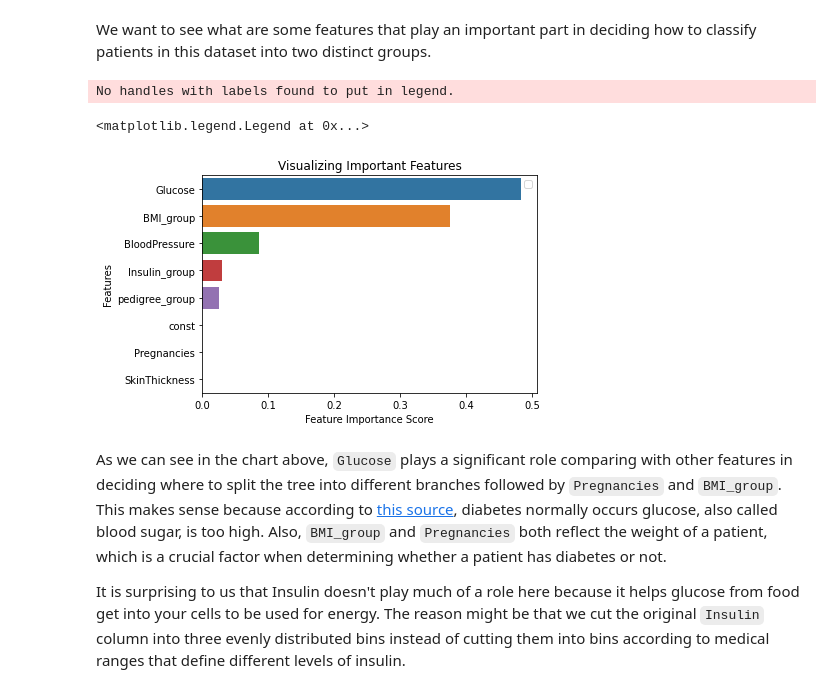
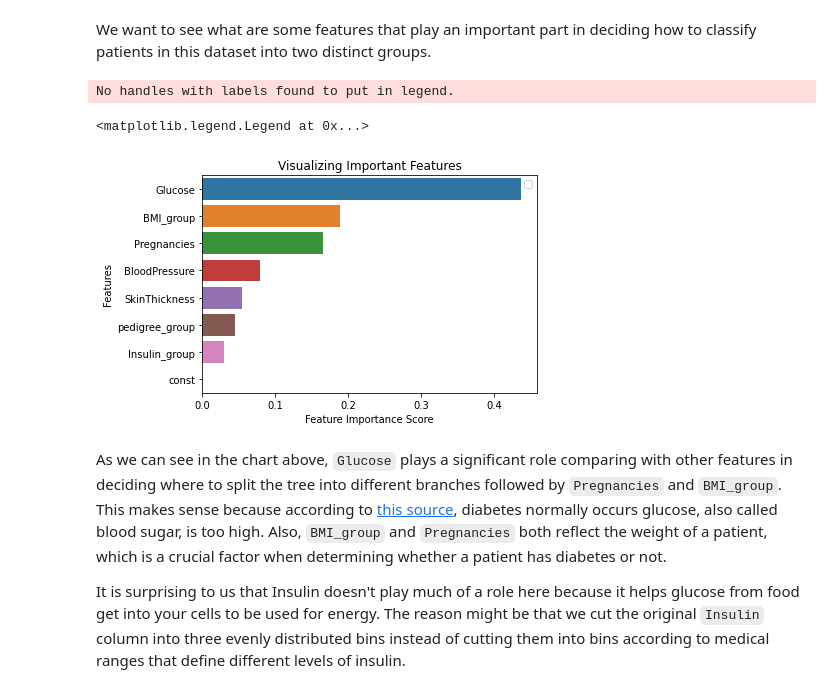
Before and after one commit to JinghanChen99/data-project, a Jupyter notebook: diabetes/diabetes_modeling.ipynb, the cells around one changed output. Saved outputs shown, nothing was run; the diff lists cells and outputs as text; code cells hidden in the pictures.

```diff
--- a/diabetes/diabetes_modeling.ipynb
+++ b/diabetes/diabetes_modeling.ipynb
@@ -206,18 +174,18 @@ Best min_samples_split: 0.2
 # %% [markdown]
 We want to see what are some features that play an important part in deciding how to classify patients in this dataset into two distinct groups.
 # %%
-rf = RandomForestClassifier(n_estimators=2, max_depth=5, min_samples_split=0.2)
+rf = RandomForestClassifier(n_estimators=16, max_depth=8, min_samples_split=0.1)
 rf_model = rf.fit(X_train, y_train)
 feature_imp = pd.Series(rf_model.feature_importances_,index=X.columns).sort_values(ascending=False)
 sns.barplot(x=feature_imp, y=feature_imp.index)
 plt.xlabel('Feature Importance Score')
 plt.ylabel('Features')
 plt.title("Visualizing Important Features")
 plt.legend()
 # %% [output]
 No handles with labels found to put in legend.
 <matplotlib.legend.Legend at 0x...>
-[figure, old version]
+[figure, new version]
 # %% [markdown]
 As we can see in the chart above, `Glucose` plays a significant role comparing with other features in deciding where to split the tree into different branches followed by `Pregnancies` and `BMI_group`. This makes sense because according to [this source](https://www.niddk.nih.gov/health-information/diabetes/overview/what-is-diabetes), diabetes normally occurs glucose, also called blood sugar, is too high. Also, `BMI_group` and `Pregnancies` both reflect the weight of a patient, which is a crucial factor when determining whether a patient has diabetes or not.
 
```
Also changed, not shown: parts of 11 cells of this notebook.
